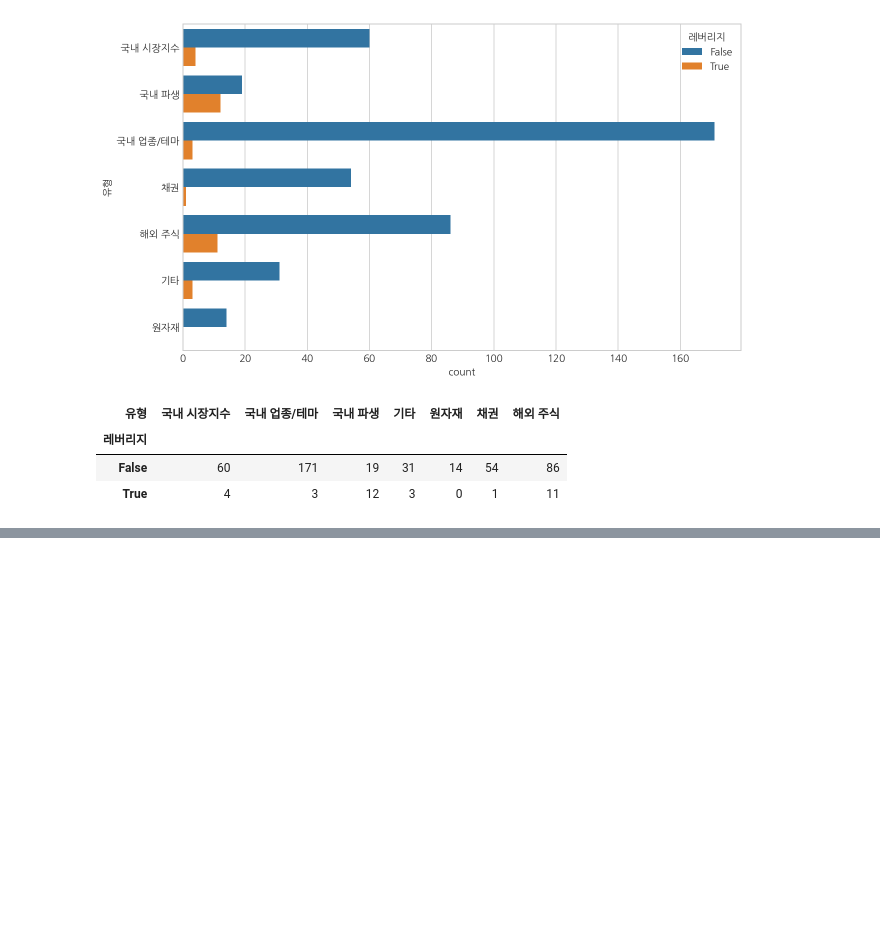
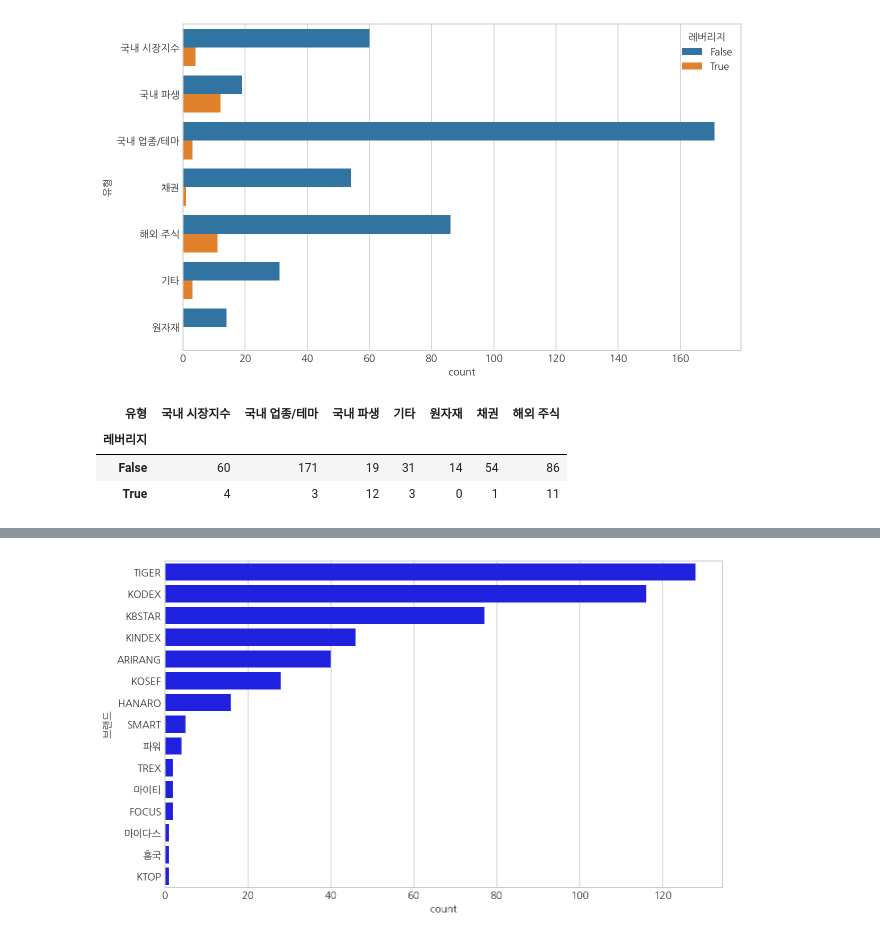
Before and after one commit to zgotter/financial-data-analysis-with-python, a Jupyter notebook: 09_ETF-data-analysis-and-visualization.ipynb, the cells around one changed output, grey strips where cells are left out. Cells and saved outputs as stored; diff of their text form; code cells hidden in the pictures; blank space fills up the shorter version.

```diff
--- a/09_ETF-data-analysis-and-visualization.ipynb
+++ b/09_ETF-data-analysis-and-visualization.ipynb
@@ -466,0 +514,7 @@ pd.crosstab(df['레버리지'], df['유형'], nor)
+# %%
+# 컬러 지정 (color 속성)
+plt.figure(figsize=(10,6))
+sns.countplot(data=df, y='브랜드', order=df['브랜드'].value_counts().index, color='b')
+plt.show()
+# %% [output]
+[figure, added]
```
Also changed, not shown: parts of 25 cells of this notebook.
